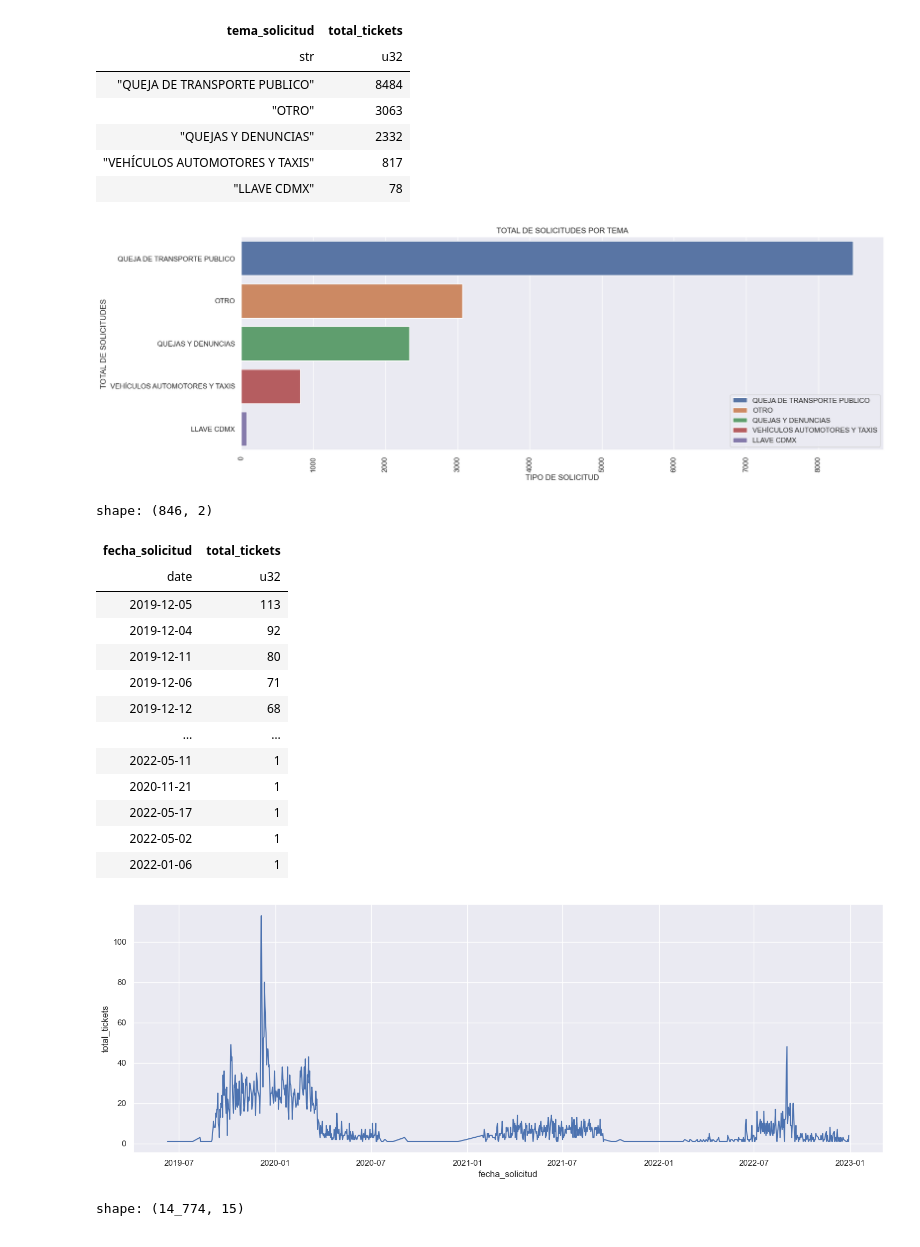
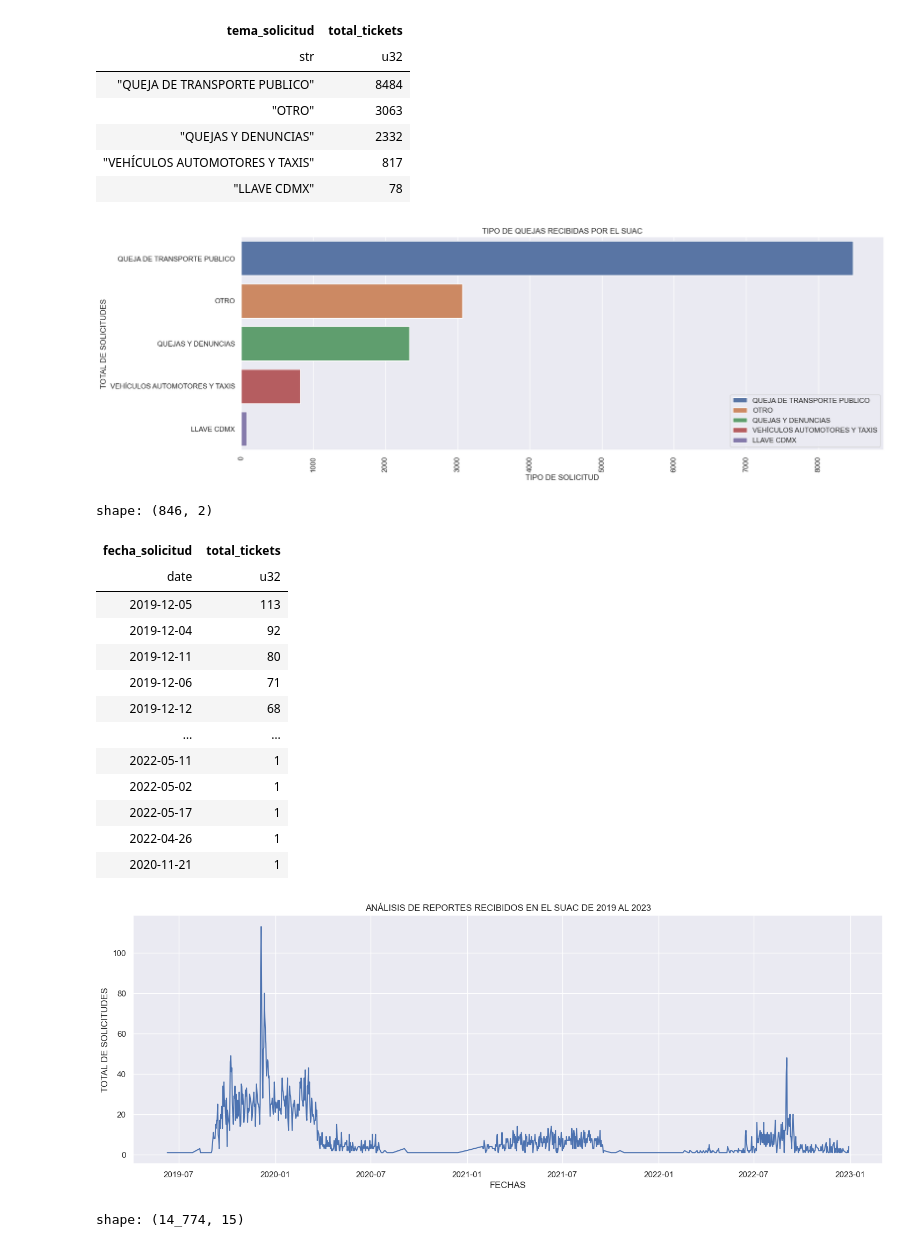
Before and after one commit to kiramishima/PTR, a Jupyter notebook: notebooks/analisis_suac.ipynb, the cells around one changed output. Cells and saved outputs as stored; diff of their text form; code cells hidden in the pictures.

```diff
--- a/notebooks/analisis_suac.ipynb
+++ b/notebooks/analisis_suac.ipynb
@@ -10,7 +9,7 @@ warnings.filterwarnings('ignore')
 sns.set_theme()
 # %%
 # Cargamos el dataset
-df = pl.read_csv('../DATASET/0311/locatel0311-completa.csv', infer_schema_length=10000)
+df = pl.read_csv('https://archivo.datos.cdmx.gob.mx/suac/locatel0311-completa.csv', infer_schema_length=10000)
 # %%
 df.head()
 # %% [output]
@@ -243,7 +261,7 @@ shape: (5, 2)
 # Visualizamos la variable categórica
 fig, ax = plt.subplots(figsize=(18, 6))
 g = sns.barplot(df_por_tema, y="tema_solicitud", x='total_tickets', hue="tema_solicitud", legend=True, ax=ax, orient='h')
-g.set_title("Total de solicitudes por tema".upper())
+g.set_title("Tipo de quejas recibidas por el SUAC".upper())
 g.set_ylabel("Total de solicitudes".upper())
 g.set_xlabel("Tipo de solicitud".upper())
 g.set_xticklabels(g.get_xticklabels(), rotation=90)
@@ -251,7 +269,7 @@ plt.legend(loc='lower right')
 
 plt.show(g)
 # %% [output]
-[figure, old version]
+[figure, new version]
 # %%
 # Por Queja de Transporte Público
 df_por_fh_solicitud = df_app3.filter(
@@ -273,17 +291,19 @@ shape: (846, 2)
 | 2019-12-12 | 68 |
 | … | … |
 | 2022-05-11 | 1 |
+| 2022-05-02 | 1 |
+| 2022-05-17 | 1 |
+| 2022-04-26 | 1 |
 | 2020-11-21 | 1 |
-| 2022-05-17 | 1 |
-| 2022-05-02 | 1 |
-| 2022-01-06 | 1 |
 # %%
 fig, ax = plt.subplots(figsize=(18, 6))
 g = sns.lineplot(df_por_fh_solicitud, x="fecha_solicitud", y='total_tickets', ax=ax)
-
+g.set_title("Análisis de Reportes Recibidos en el SUAC de 2019 al 2023".upper())
+g.set_ylabel("Total de solicitudes".upper())
+g.set_xlabel("Fechas".upper())
 plt.show(g)
 # %% [output]
-[figure, old version]
+[figure, new version]
 # %%
 df_app3
 # %% [output]
```
Also changed, not shown: parts of 4 cells of this notebook, 8 other files.
